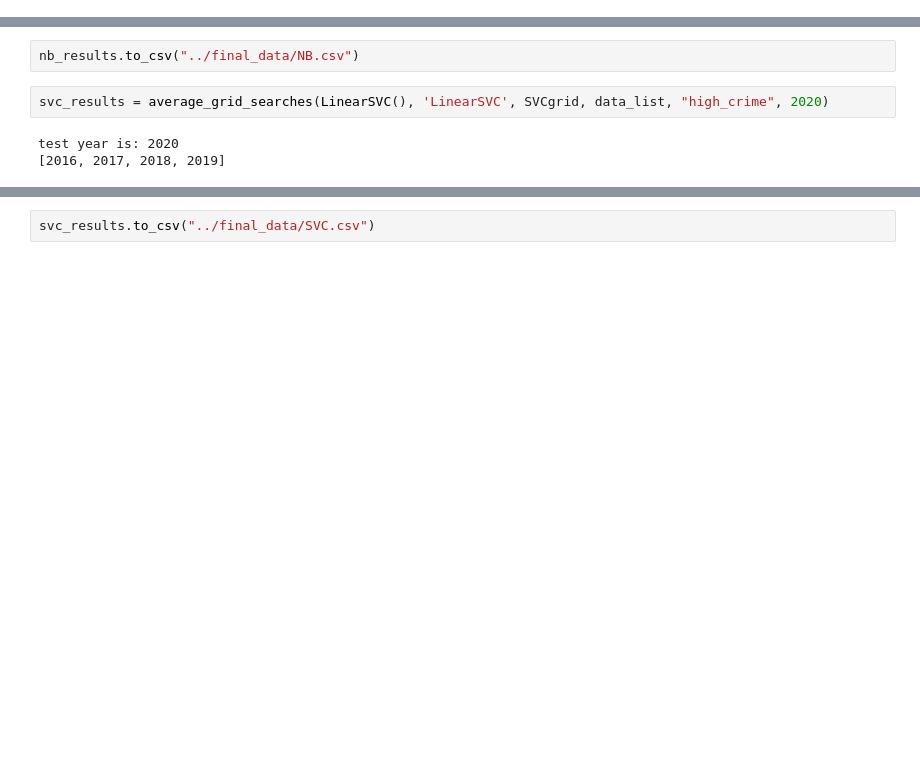
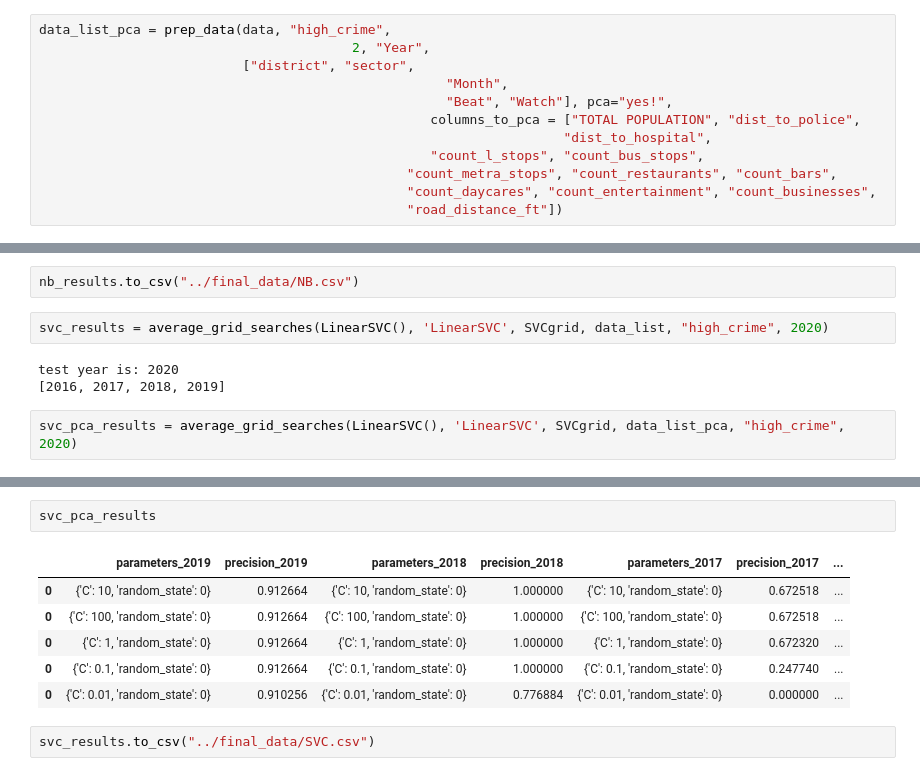
Before and after one commit to Deckart2/capp_30254_crime_forcasting, a Jupyter notebook: scripts/NB and SVM.ipynb, the cells around one changed output, grey strips where cells are left out. Saved outputs shown, nothing was run; the diff lists cells and outputs as text; blank space fills up the shorter version.

```diff
--- a/scripts/NB and SVM.ipynb
+++ b/scripts/NB and SVM.ipynb
@@ -144,0 +77,12 @@ Finished standardizing...
+# %%
+data_list_pca = prep_data(data, "high_crime",
+                                        2, "Year",
+                          ["district", "sector",
+                                                    "Month",
+                                                    "Beat", "Watch"], pca="yes!",
+                                                  columns_to_pca = ["TOTAL POPULATION", "dist_to_police",
+                                                                   "dist_to_hospital",
+                                                  "count_l_stops", "count_bus_stops",
+                                               "count_metra_stops", "count_restaurants", "count_bars",
+                                               "count_daycares", "count_entertainment", "count_businesses",
+                                               "road_distance_ft"])
@@ -159,3 +139,5 @@ svc_results = average_grid_searches(LinearSVC(), 'LinearSVC', SVCgrid, data_list
 # %% [output]
 test year is: 2020
 [2016, 2017, 2018, 2019]
+# %%
+svc_pca_results = average_grid_searches(LinearSVC(), 'LinearSVC', SVCgrid, data_list_pca, "high_crime", 2020)
@@ -171,2 +156,11 @@ svc_results
+# %%
+svc_pca_results
+# %% [output]
+|  | parameters_2019 | precision_2019 | parameters_2018 | precision_2018 | parameters_2017 | precision_2017 | ... |
+| 0 | {'C': 10, 'random_state': 0} | 0.912664 | {'C': 10, 'random_state': 0} | 1.000000 | {'C': 10, 'random_state': 0} | 0.672518 | ... |
+| 0 | {'C': 100, 'random_state': 0} | 0.912664 | {'C': 100, 'random_state': 0} | 1.000000 | {'C': 100, 'random_state': 0} | 0.672518 | ... |
+| 0 | {'C': 1, 'random_state': 0} | 0.912664 | {'C': 1, 'random_state': 0} | 1.000000 | {'C': 1, 'random_state': 0} | 0.672320 | ... |
+| 0 | {'C': 0.1, 'random_state': 0} | 0.912664 | {'C': 0.1, 'random_state': 0} | 1.000000 | {'C': 0.1, 'random_state': 0} | 0.247740 | ... |
+| 0 | {'C': 0.01, 'random_state': 0} | 0.910256 | {'C': 0.01, 'random_state': 0} | 0.776884 | {'C': 0.01, 'random_state': 0} | 0.000000 | ... |
 # %%
 svc_results.to_csv("../final_data/SVC.csv")
```
Also changed, not shown: parts of 10 cells of this notebook, 2 other files.
